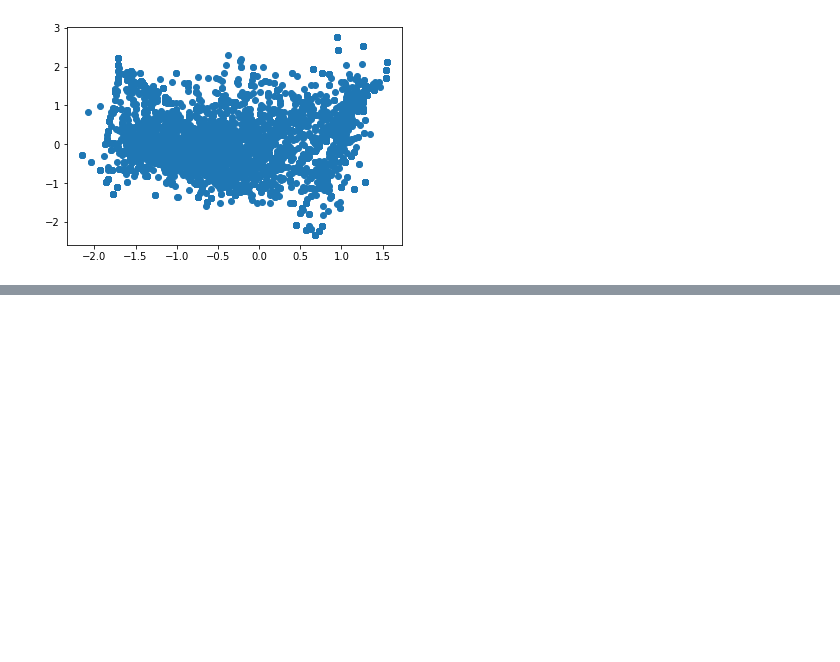
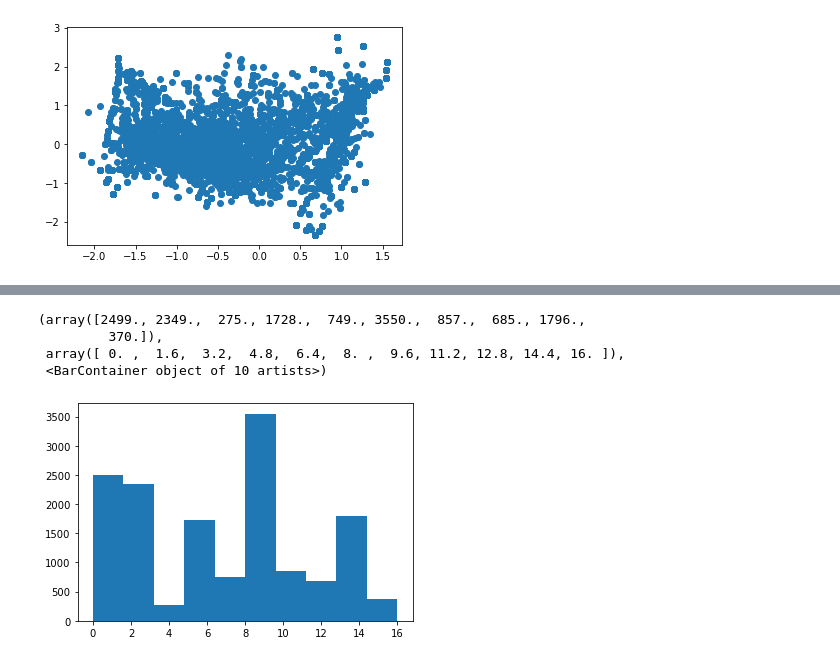
Before and after one commit to bikcrum/SongMultimodelAnalysis, a Jupyter notebook: test.ipynb, the cells around one changed output, grey strips where cells are left out. Drawn from its saved outputs; the diff is of its cells as text; code cells hidden in the pictures; blank space fills up the shorter version.

Commit message:
add arousal/valence to label converter

```diff
--- a/test.ipynb
+++ b/test.ipynb
@@ -137,0 +151,29 @@ plt.scatter(dataset['valence'], dataset['arousal'])
+# %%
+def label_converter(x, res=16):
+    # Get angle ranging from 0-360
+    slope = x.arousal / x.valence
+    if x.arousal >= 0 and x.valence >= 0:
+        ang = np.arctan(slope)
+    elif x.arousal > 0 and x.valence < 0:
+        ang = np.arctan(slope) + np.pi
+    elif x.arousal < 0 and x.valence < 0:
+        ang = np.arctan(slope) + np.pi
+    else:
+        ang = np.arctan(slope) + np.pi * 2
+
+    ang = np.ceil(np.rad2deg(ang))
+
+    # Map angle to given resolution
+    label = (ang / 360) * res
+
+    return int(label)
+# %%
+dataset['label'] = dataset.apply(label_converter, axis=1)
+# %%
+plt.hist(dataset.label)
+# %% [output]
+(array([2499., 2349.,  275., 1728.,  749., 3550.,  857.,  685., 1796.,
+         370.]),
+ array([ 0. ,  1.6,  3.2,  4.8,  6.4,  8. ,  9.6, 11.2, 12.8, 14.4, 16. ]),
+ <BarContainer object of 10 artists>)
+[figure, added]
```
Also changed, not shown: parts of 5 cells of this notebook.
